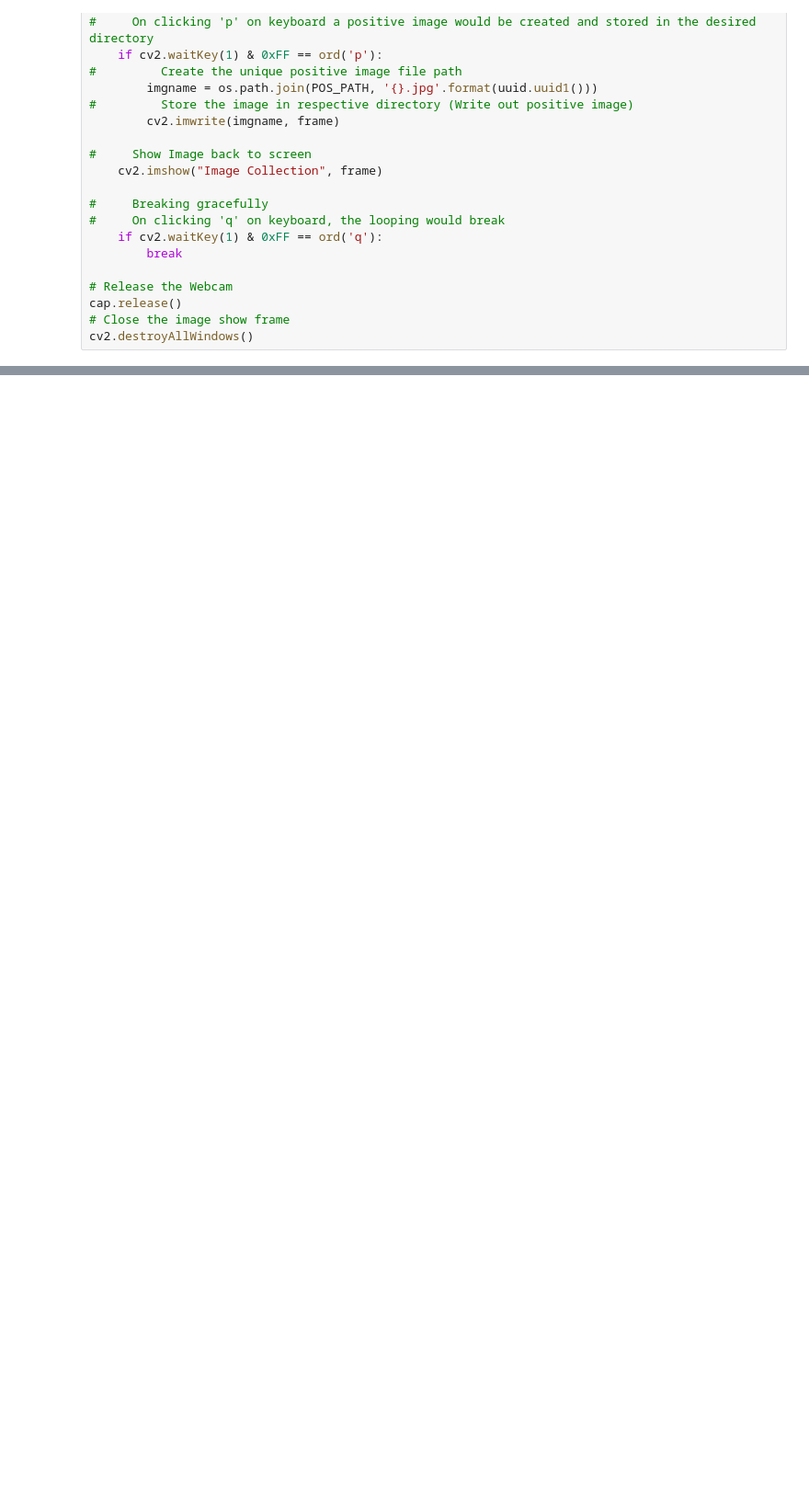
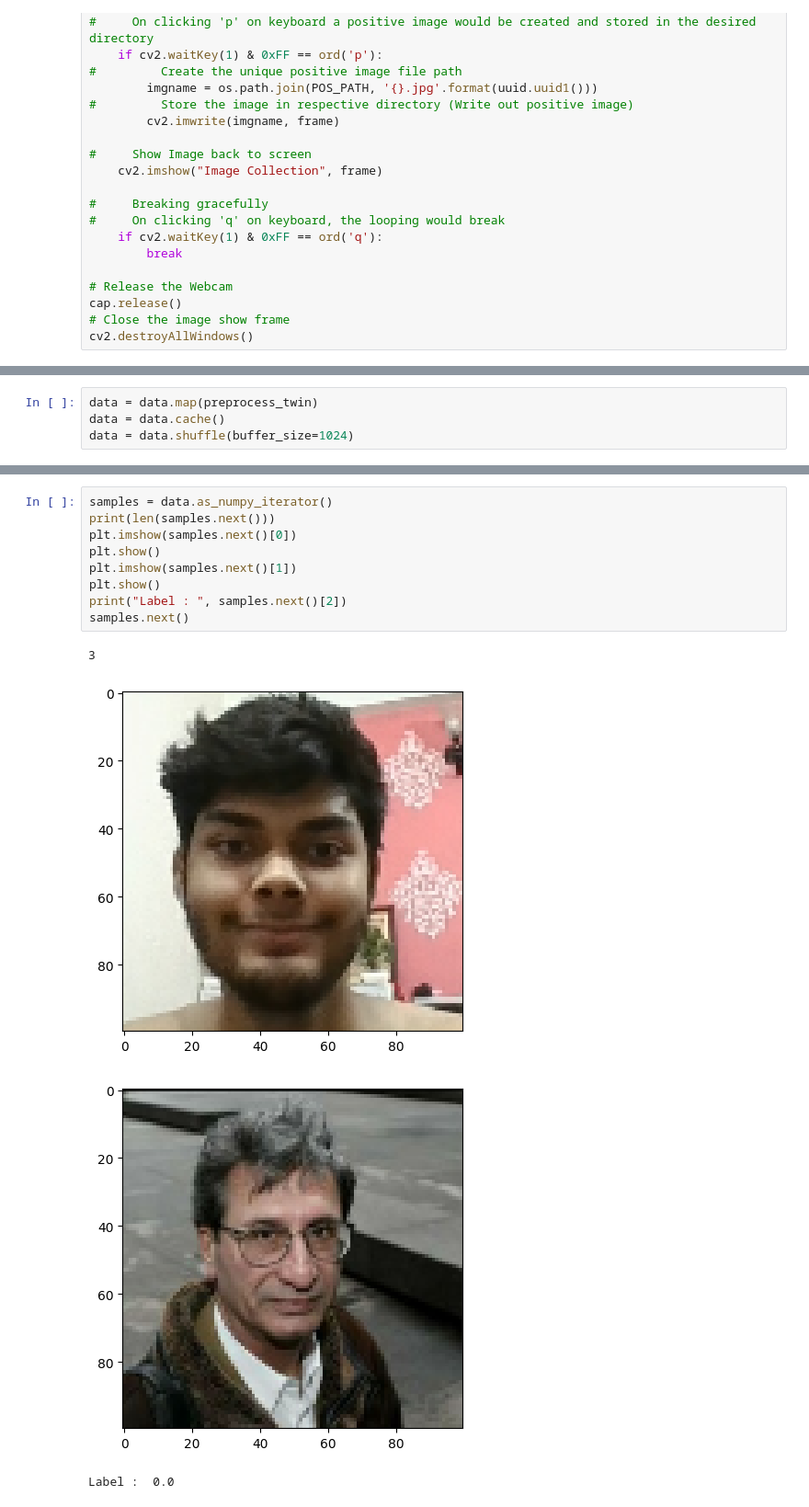
Before and after one commit to Kumarohit45/Facial-Verification-using-Siamese-Network, a Jupyter notebook: Face Recognition using Siamese Network.ipynb, the cells around one changed output, grey strips where cells are left out. Shown at 92% size. Cells and saved outputs as stored; diff of their text form; blank space fills up the shorter version.

```diff
--- a/Face Recognition using Siamese Network.ipynb
+++ b/Face Recognition using Siamese Network.ipynb
@@ -221,0 +390,4 @@ NameError: name 'frame' is not defined
+# %%
+data = data.map(preprocess_twin)
+data = data.cache()
+data = data.shuffle(buffer_size=1024)
@@ -221,0 +398,14 @@ NameError: name 'frame' is not defined
+# %%
+samples = data.as_numpy_iterator()
+print(len(samples.next()))
+plt.imshow(samples.next()[0])
+plt.show()
+plt.imshow(samples.next()[1])
+plt.show()
+print("Label : ", samples.next()[2])
+samples.next()
+# %% [output]
+3
+[figure, added]
+[figure, added]
+Label :  0.0
```
Also changed, not shown: parts of 58 cells of this notebook.
